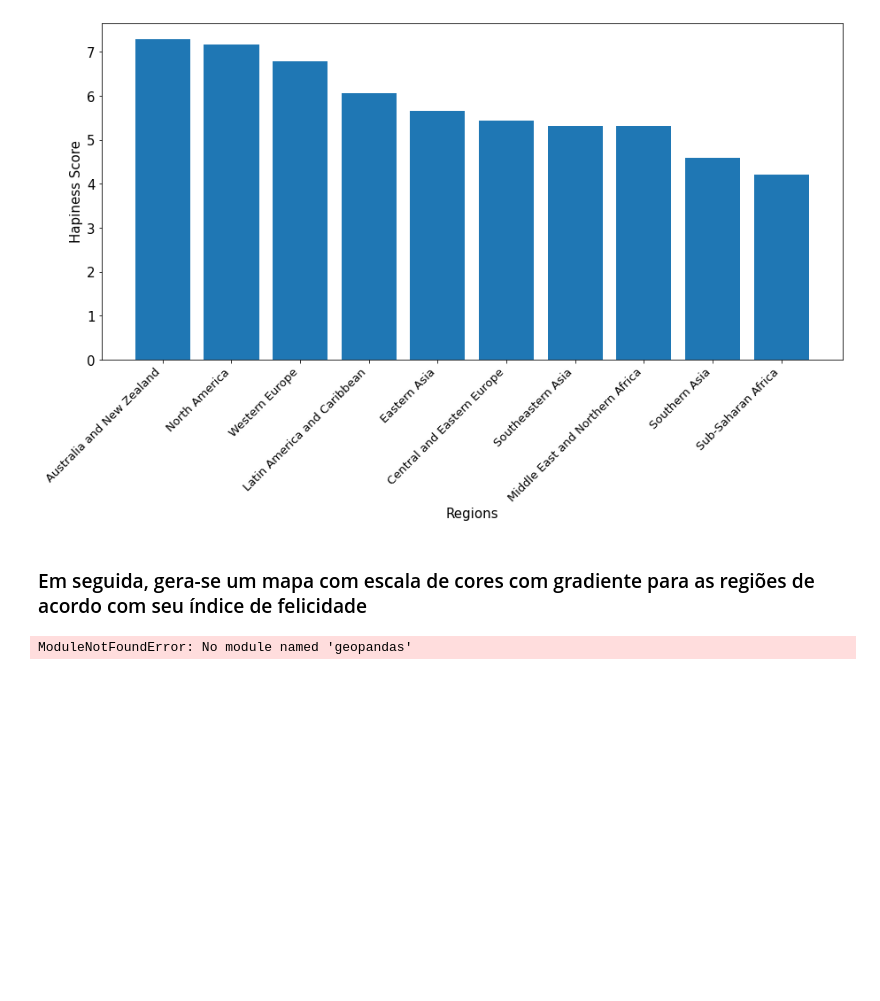
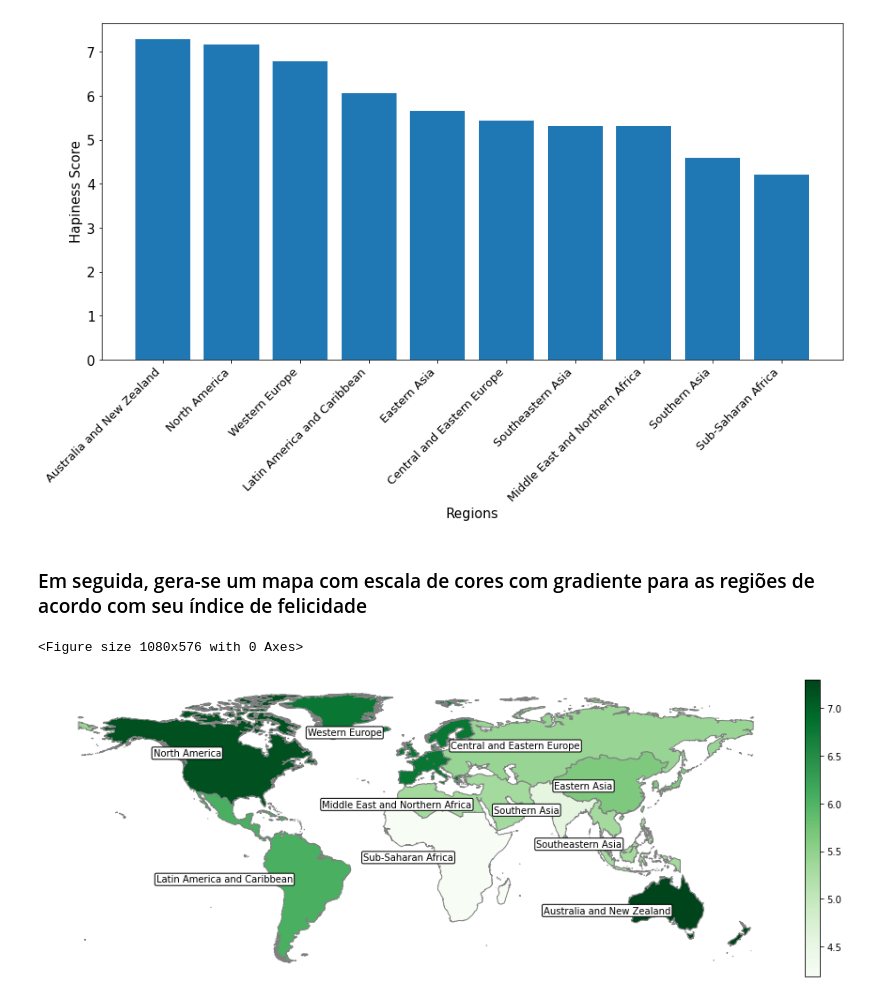
Before and after one commit to ribeiroDanielG/Projeto_EDA_Grupo_BDHJTY, a Jupyter notebook: Projeto3-Grupo_BDHJTY.ipynb, the cells around one changed output. Saved outputs shown, nothing was run; the diff lists cells and outputs as text; code cells hidden in the pictures; blank space fills up the shorter version.

```diff
--- a/Projeto3-Grupo_BDHJTY.ipynb
+++ b/Projeto3-Grupo_BDHJTY.ipynb
@@ -450,23 +462,24 @@ plt.show();
 # %%
 import geopandas as gpd
 from mpl_toolkits.axes_grid1 import make_axes_locatable
 
-mundo = gpd.read_file('../topcoders/dados_geoespaciais/world_dis_merge.shp')
+mundo = gpd.read_file('dados_geoespaciais/world_dis_merge.shp')
 
 mundo = mundo.sort_values(by = 'score_hap', ascending = False)
 mundo.region = media_por_regiao.index
 
 mundo['coords'] = mundo['geometry'].apply(lambda x: x.representative_point().coords[:])
 mundo['coords'] = [coords[0] for coords in mundo['coords']]
 
 plt.figure(figsize = (15,8))
 fig, ax = plt.subplots(1, 1, figsize = (15, 8))
 divider = make_axes_locatable(ax)
 cax = divider.append_axes("right", size="2%", pad=0.1)
 ax = mundo.plot(column='score_hap', ax=ax, legend=True, cax=cax, cmap = 'Greens', edgecolor = 'gray')
-ax.set_axis_off();
+ax.set_axis_off()
 
 mundo.apply(lambda x: ax.annotate(text=x['region'], xy=x.geometry.centroid.coords[0], ha='right', va='top',
-                                  bbox = {'boxstyle': 'round, pad=0.15', 'fc': 'white', 'alpha': 0.5}), axis=1);
+                                  bbox = {'boxstyle': 'round, pad=0.15', 'fc': 'white', 'alpha': 1.0}), axis=1);
 # %% [output]
-ModuleNotFoundError: No module named 'geopandas'
+<Figure size 1080x576 with 0 Axes>
+[figure, added]
```
Also changed, not shown: parts of 2 cells of this notebook.
